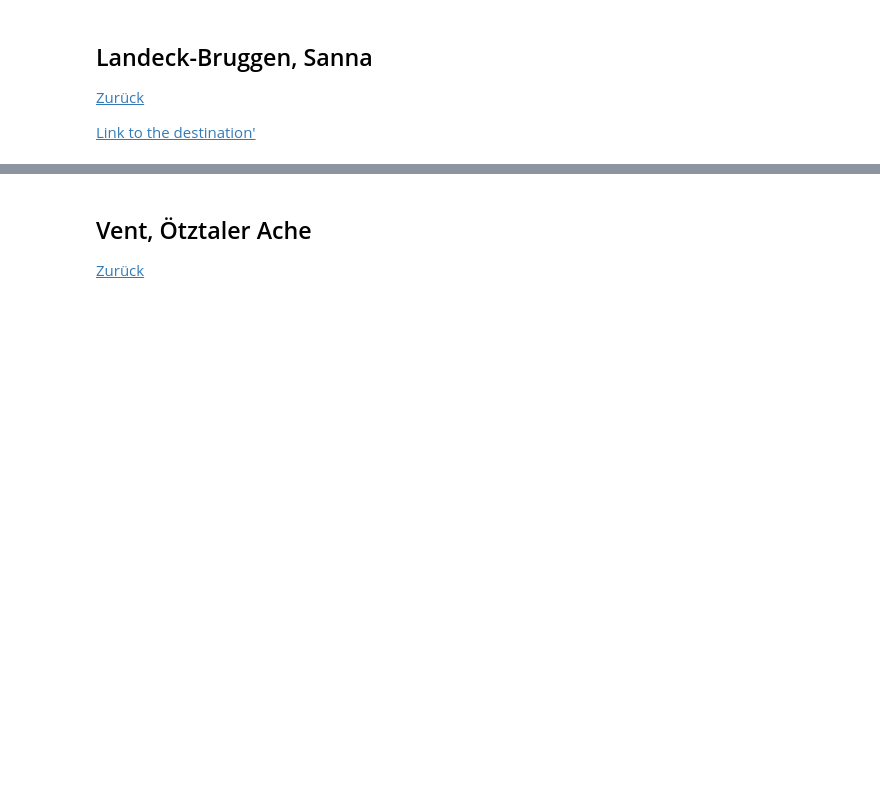
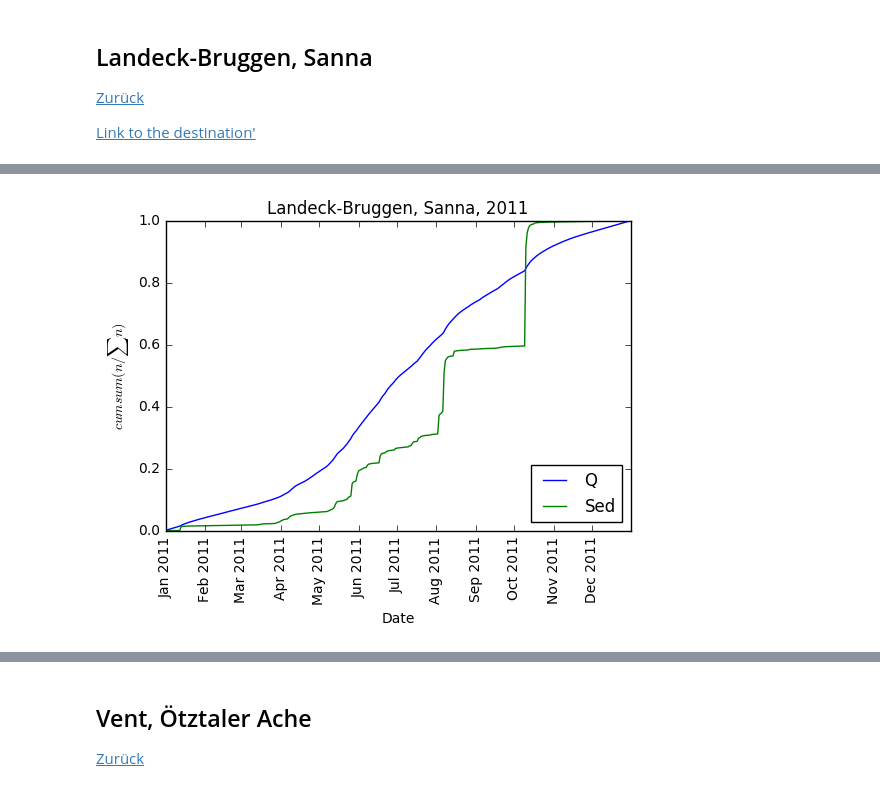
Before and after one commit to lucfr/lucfr-share, a Jupyter notebook: Longterm_Sedfracht_Pegel_Steckbriefe.ipynb, the cells around one changed output, grey strips where cells are left out. Saved outputs shown, nothing was run; the diff lists cells and outputs as text; code cells hidden in the pictures; blank space fills up the shorter version.

```diff
--- a/Longterm_Sedfracht_Pegel_Steckbriefe.ipynb
+++ b/Longterm_Sedfracht_Pegel_Steckbriefe.ipynb
@@ -107,0 +183,5 @@ Plot:
+# %%
+cumsum_vs_time(landeckb['2011']['dailyavgQ'], 'Q','Landeck-Bruggen, Sanna, 2011', 'Prob')
+cumsum_vs_time(landeckb['2011']['dailySedFracht'], 'Sed','Landeck-Bruggen, Sanna, 2011', '$cumsum(n/\sum n)$')
+# %% [output]
+[figure, added]
```
Also changed, not shown: parts of 28 cells of this notebook, 6 other files.
